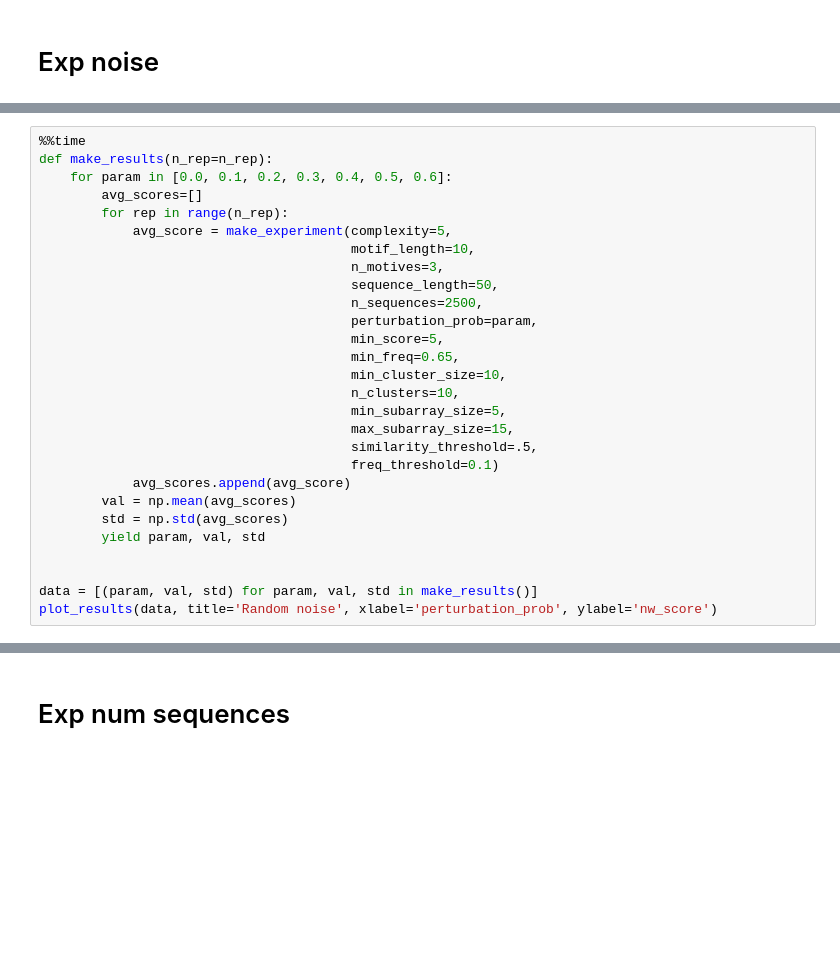
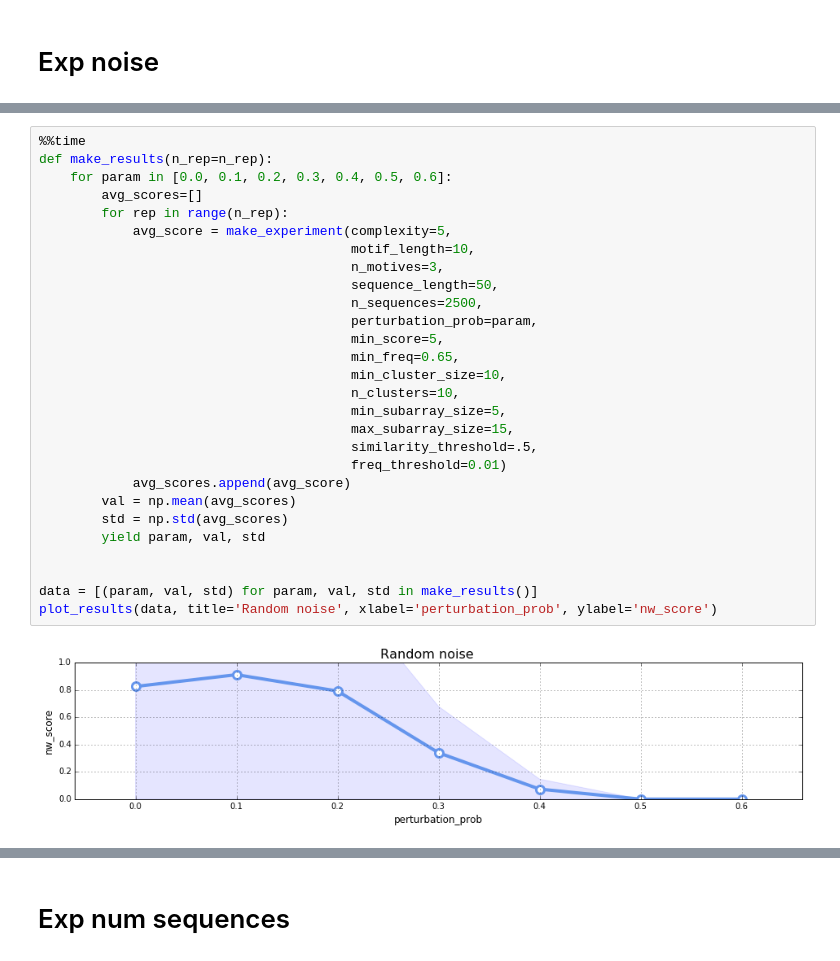
Before and after one commit to fabriziocosta/EDeN_examples, a Jupyter notebook: bioinf/motif/SMoD artificial-experiments.ipynb, the cells around one changed output, grey strips where cells are left out. Cells and saved outputs as stored; diff of their text form; blank space fills up the shorter version.

```diff
--- a/bioinf/motif/SMoD artificial-experiments.ipynb
+++ b/bioinf/motif/SMoD artificial-experiments.ipynb
@@ -178,28 +210,30 @@ n_rep=5
 # %%
 %%time
 def make_results(n_rep=n_rep):
     for param in [0.0, 0.1, 0.2, 0.3, 0.4, 0.5, 0.6]:
         avg_scores=[]
         for rep in range(n_rep):
             avg_score = make_experiment(complexity=5,
                                         motif_length=10,
                                         n_motives=3,
                                         sequence_length=50,
                                         n_sequences=2500,
                                         perturbation_prob=param,
                                         min_score=5,
                                         min_freq=0.65,
                                         min_cluster_size=10,
                                         n_clusters=10,
                                         min_subarray_size=5,
                                         max_subarray_size=15,
                                         similarity_threshold=.5,
-                                        freq_threshold=0.1)
+                                        freq_threshold=0.01)
             avg_scores.append(avg_score)
         val = np.mean(avg_scores)
         std = np.std(avg_scores)
         yield param, val, std
 
 
 data = [(param, val, std) for param, val, std in make_results()]
 plot_results(data, title='Random noise', xlabel='perturbation_prob', ylabel='nw_score')
+# %% [output]
+[figure, added]
```
Also changed, not shown: parts of 11 cells of this notebook, 1 other file.
